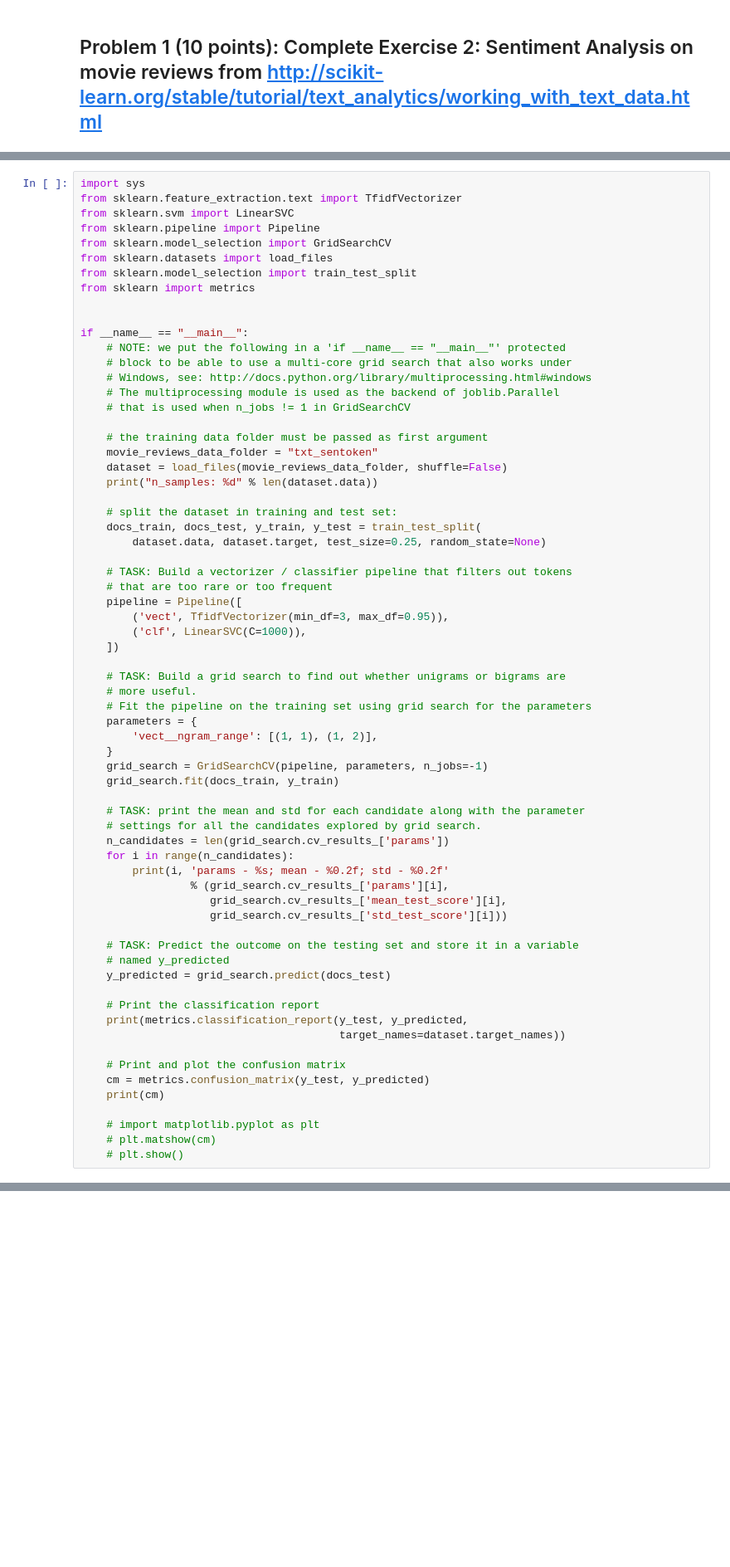
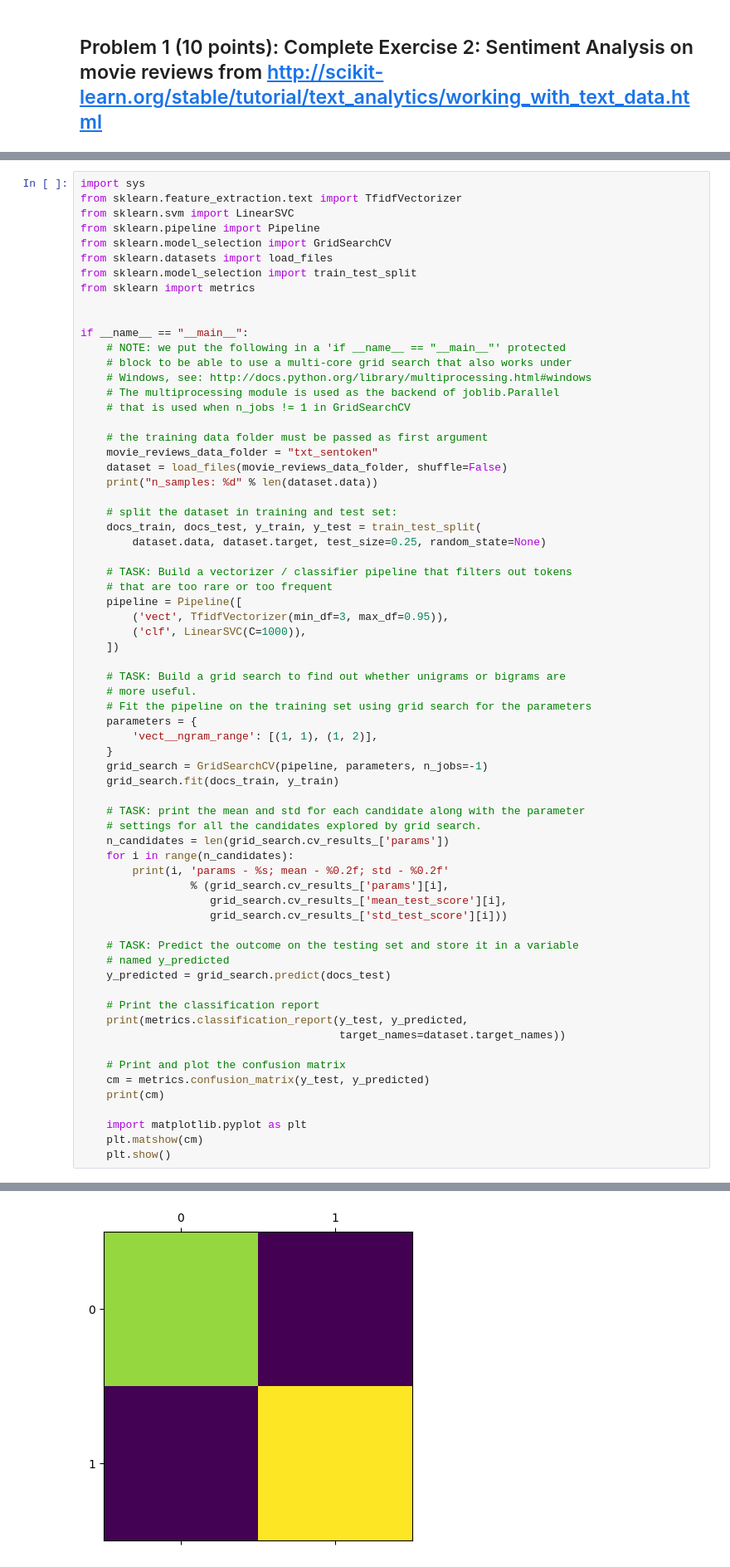
Before and after one commit to ashleighperez/DS3010_A, a Jupyter notebook: Case_Studies/CaseStudy3_NLP.ipynb, the cells around one changed output, grey strips where cells are left out. Shown at 83% size. Cells and saved outputs as stored; diff of their text form; blank space fills up the shorter version.

```diff
--- a/Case_Studies/CaseStudy3_NLP.ipynb
+++ b/Case_Studies/CaseStudy3_NLP.ipynb
@@ -140,8 +140,8 @@ if __name__ == "__main__":
     cm = metrics.confusion_matrix(y_test, y_predicted)
     print(cm)
 
-    # import matplotlib.pyplot as plt
-    # plt.matshow(cm)
-    # plt.show()
+    import matplotlib.pyplot as plt
+    plt.matshow(cm)
+    plt.show()
 # %% [output]
 n_samples: 2000
@@ -161,3 +161,4 @@ weighted avg       0.87      0.87      0.87       500
+[figure, added]
 # %% [markdown]
 ## Problem 2 (10 points): Explore the scikit-learn TfidVectorizer class
 
```
Also changed, not shown: parts of 5 cells of this notebook.
